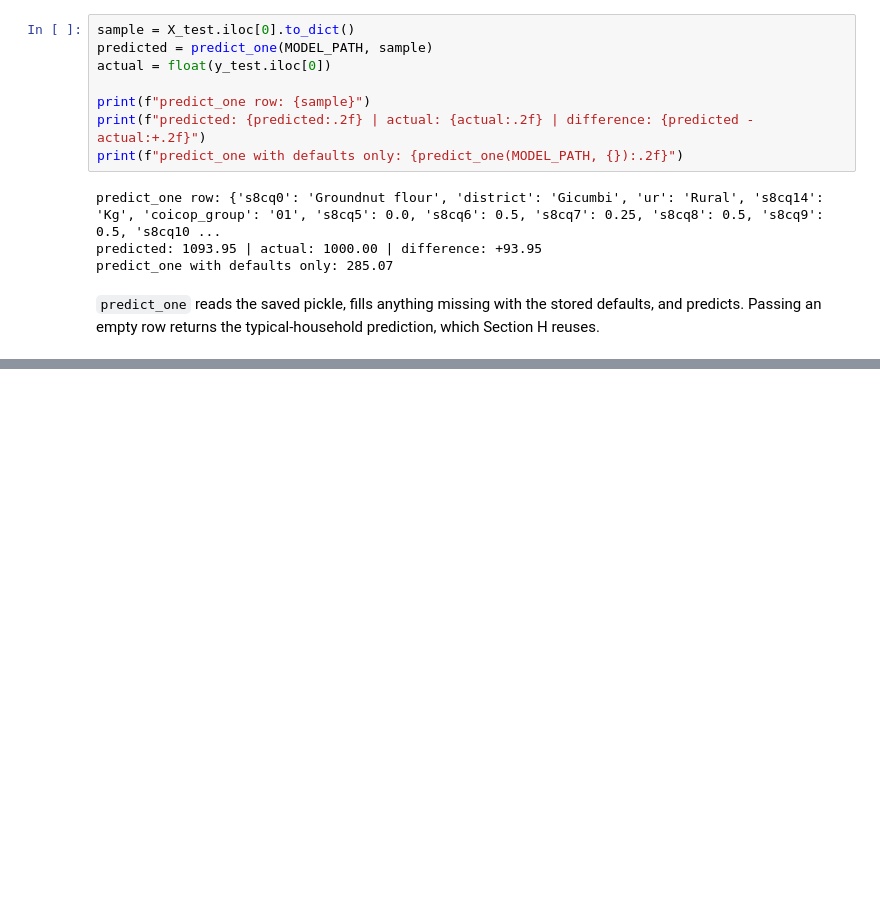
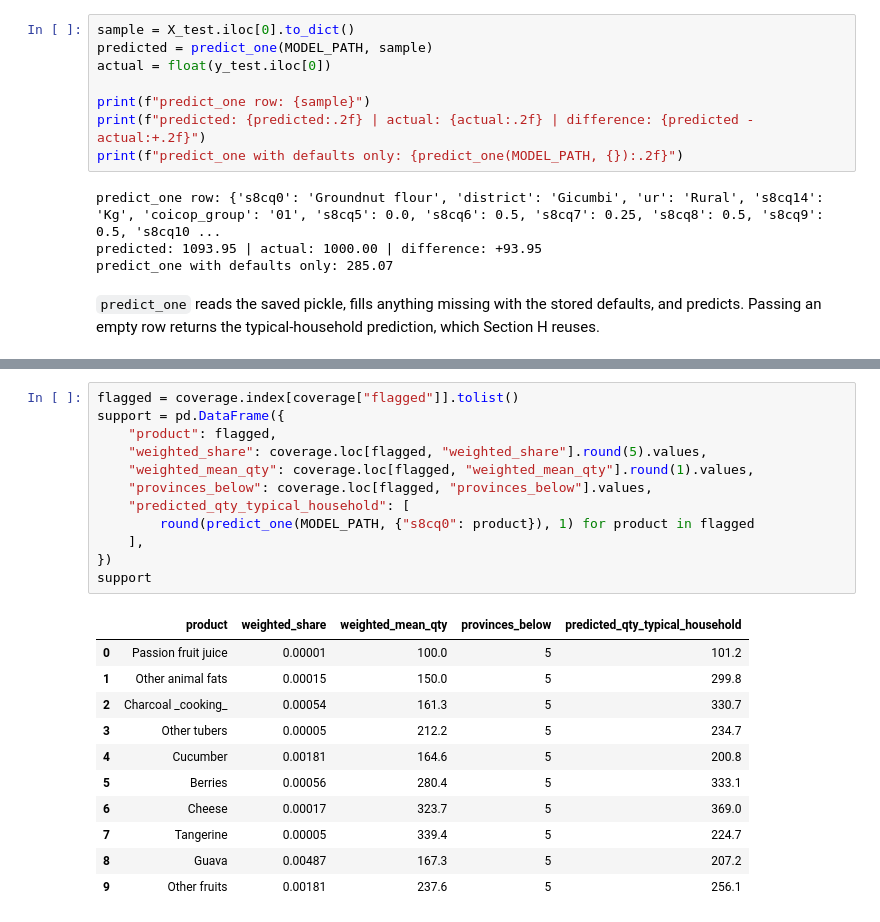
Before and after one commit to elkuradusenge/linear_regression_model, a Jupyter notebook: summative/linear_regression/multivariate.ipynb, the cells around one changed output, grey strips where cells are left out. Drawn from its saved outputs; the diff is of its cells as text; blank space fills up the shorter version.

```diff
--- a/summative/linear_regression/multivariate.ipynb
+++ b/summative/linear_regression/multivariate.ipynb
@@ -703,0 +774,24 @@ Passing an empty row returns the typical-household prediction, which Section H r
+# %%
+flagged = coverage.index[coverage["flagged"]].tolist()
+support = pd.DataFrame({
+    "product": flagged,
+    "weighted_share": coverage.loc[flagged, "weighted_share"].round(5).values,
+    "weighted_mean_qty": coverage.loc[flagged, "weighted_mean_qty"].round(1).values,
+    "provinces_below": coverage.loc[flagged, "provinces_below"].values,
+    "predicted_qty_typical_household": [
+        round(predict_one(MODEL_PATH, {"s8cq0": product}), 1) for product in flagged
+    ],
+})
+support
+# %% [output]
+|  | product | weighted_share | weighted_mean_qty | provinces_below | predicted_qty_typical_household |
+| 0 | Passion fruit juice | 0.00001 | 100.0 | 5 | 101.2 |
+| 1 | Other animal fats | 0.00015 | 150.0 | 5 | 299.8 |
+| 2 | Charcoal _cooking_ | 0.00054 | 161.3 | 5 | 330.7 |
+| 3 | Other tubers | 0.00005 | 212.2 | 5 | 234.7 |
+| 4 | Cucumber | 0.00181 | 164.6 | 5 | 200.8 |
+| 5 | Berries | 0.00056 | 280.4 | 5 | 333.1 |
+| 6 | Cheese | 0.00017 | 323.7 | 5 | 369.0 |
+| 7 | Tangerine | 0.00005 | 339.4 | 5 | 224.7 |
+| 8 | Guava | 0.00487 | 167.3 | 5 | 207.2 |
+| 9 | Other fruits | 0.00181 | 237.6 | 5 | 256.1 |
```
Also changed, not shown: parts of 5 cells of this notebook.
